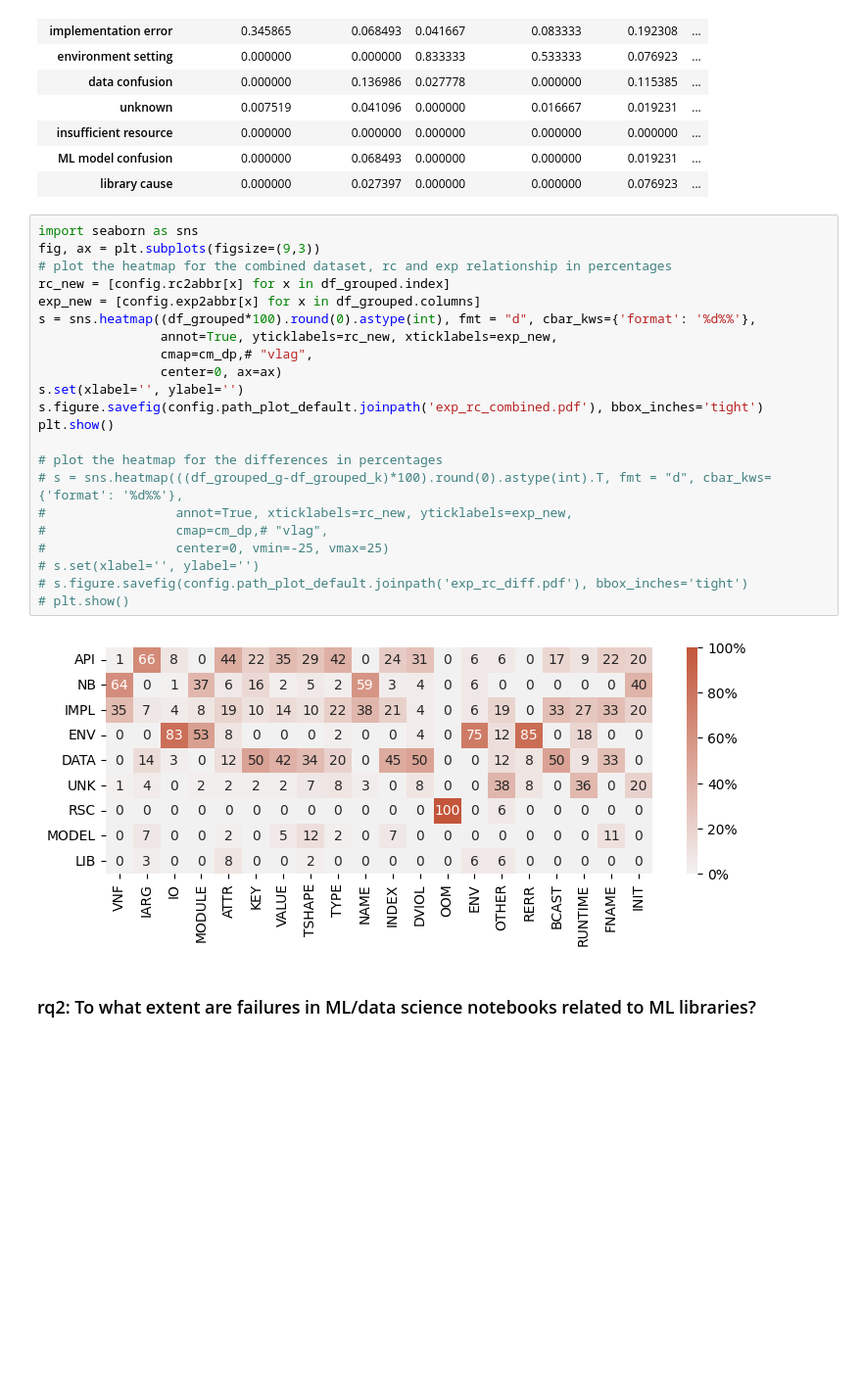
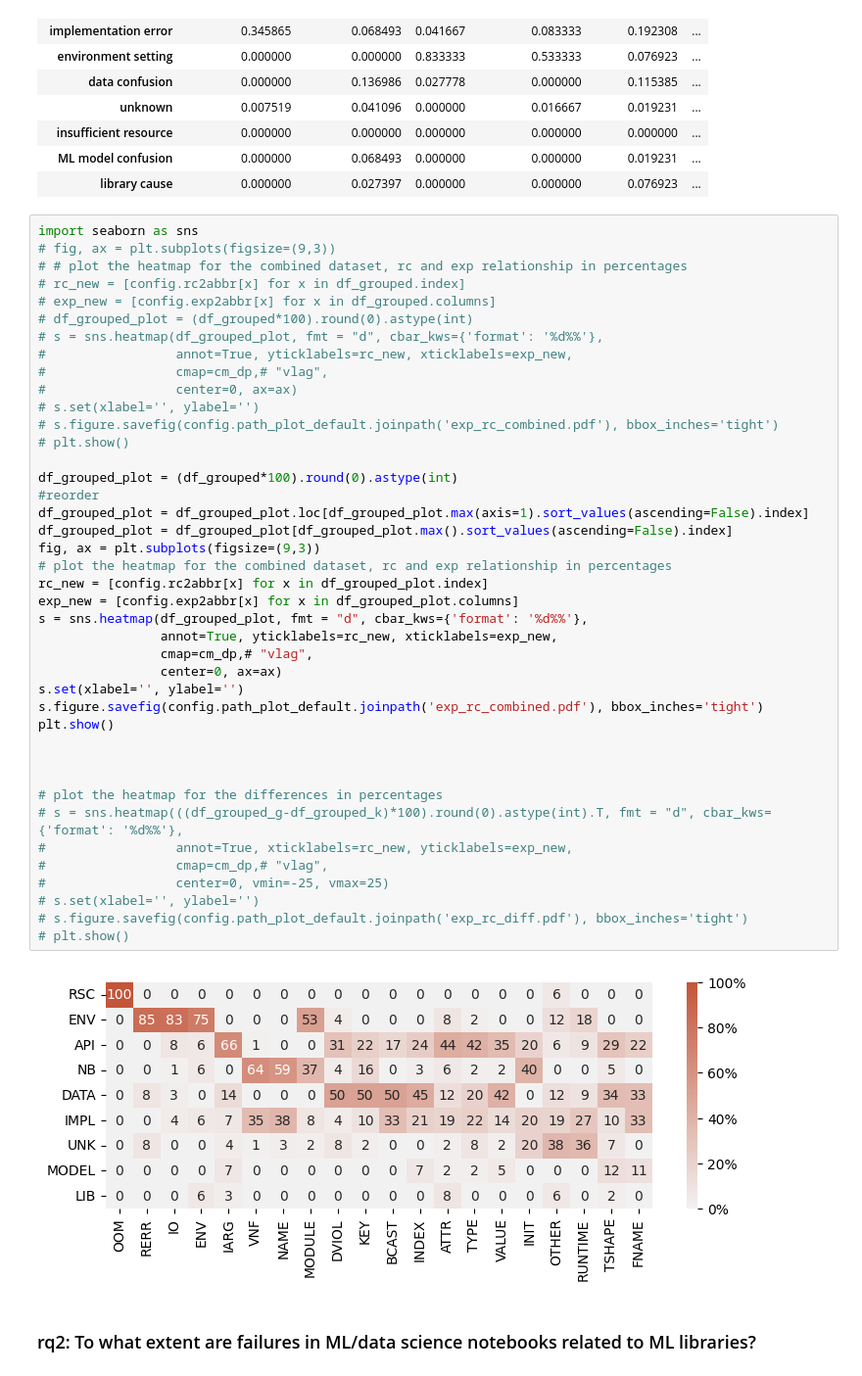
Before and after one commit to PELAB-LiU/jupyter_nbs_empirical, a Jupyter notebook: data_analysis_[additional-manual_labels_rqs].ipynb, the cells around one changed output. Shown at 98% size. Saved outputs shown, nothing was run; the diff lists cells and outputs as text; blank space fills up the shorter version.

Commit message:
fix plots

```diff
--- a/data_analysis_[additional-manual_labels_rqs].ipynb
+++ b/data_analysis_[additional-manual_labels_rqs].ipynb
@@ -387,28 +387,47 @@ df_grouped
 | library cause | 0.000000 | 0.027397 | 0.000000 | 0.000000 | 0.076923 | ... |
 # %%
 import seaborn as sns
+# fig, ax = plt.subplots(figsize=(9,3))
+# # plot the heatmap for the combined dataset, rc and exp relationship in percentages
+# rc_new = [config.rc2abbr[x] for x in df_grouped.index]
+# exp_new = [config.exp2abbr[x] for x in df_grouped.columns]
+# df_grouped_plot = (df_grouped*100).round(0).astype(int)
+# s = sns.heatmap(df_grouped_plot, fmt = "d", cbar_kws={'format': '%d%%'},
+#                 annot=True, yticklabels=rc_new, xticklabels=exp_new,
+#                 cmap=cm_dp,# "vlag",
+#                 center=0, ax=ax)
+# s.set(xlabel='', ylabel='')
+# s.figure.savefig(config.path_plot_default.joinpath('exp_rc_combined.pdf'), bbox_inches='tight')
+# plt.show()
+
+df_grouped_plot = (df_grouped*100).round(0).astype(int)
+#reorder
+df_grouped_plot = df_grouped_plot.loc[df_grouped_plot.max(axis=1).sort_values(ascending=False).index]
+df_grouped_plot = df_grouped_plot[df_grouped_plot.max().sort_values(ascending=False).index]
 fig, ax = plt.subplots(figsize=(9,3))
 # plot the heatmap for the combined dataset, rc and exp relationship in percentages
-rc_new = [config.rc2abbr[x] for x in df_grouped.index]
-exp_new = [config.exp2abbr[x] for x in df_grouped.columns]
-s = sns.heatmap((df_grouped*100).round(0).astype(int), fmt = "d", cbar_kws={'format': '%d%%'},
+rc_new = [config.rc2abbr[x] for x in df_grouped_plot.index]
+exp_new = [config.exp2abbr[x] for x in df_grouped_plot.columns]
+s = sns.heatmap(df_grouped_plot, fmt = "d", cbar_kws={'format': '%d%%'},
                 annot=True, yticklabels=rc_new, xticklabels=exp_new,
                 cmap=cm_dp,# "vlag",
                 center=0, ax=ax)
 s.set(xlabel='', ylabel='')
 s.figure.savefig(config.path_plot_default.joinpath('exp_rc_combined.pdf'), bbox_inches='tight')
 plt.show()
+
+
 
 # plot the heatmap for the differences in percentages
 # s = sns.heatmap(((df_grouped_g-df_grouped_k)*100).round(0).astype(int).T, fmt = "d", cbar_kws={'format': '%d%%'},
 #                 annot=True, xticklabels=rc_new, yticklabels=exp_new,
 #                 cmap=cm_dp,# "vlag",
 #                 center=0, vmin=-25, vmax=25)
 # s.set(xlabel='', ylabel='')
 # s.figure.savefig(config.path_plot_default.joinpath('exp_rc_diff.pdf'), bbox_inches='tight')
 # plt.show()
 # %% [output]
-[figure, old version]
+[figure, new version]
 # %% [markdown]
 ### rq2: To what extent are failures in ML/data science notebooks related to ML libraries?
 # %%
```
Also changed, not shown: parts of 3 cells of this notebook, 1 other file.
